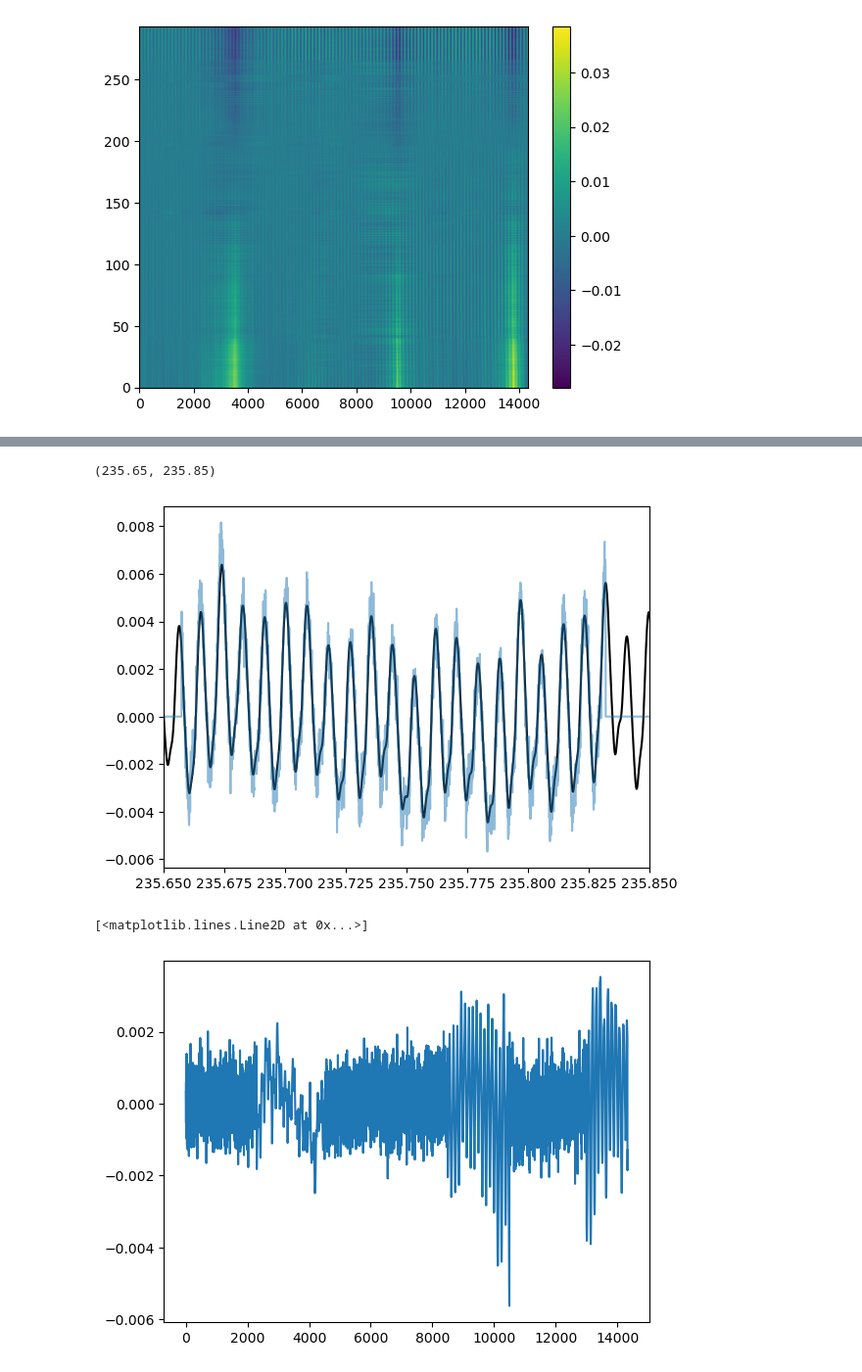
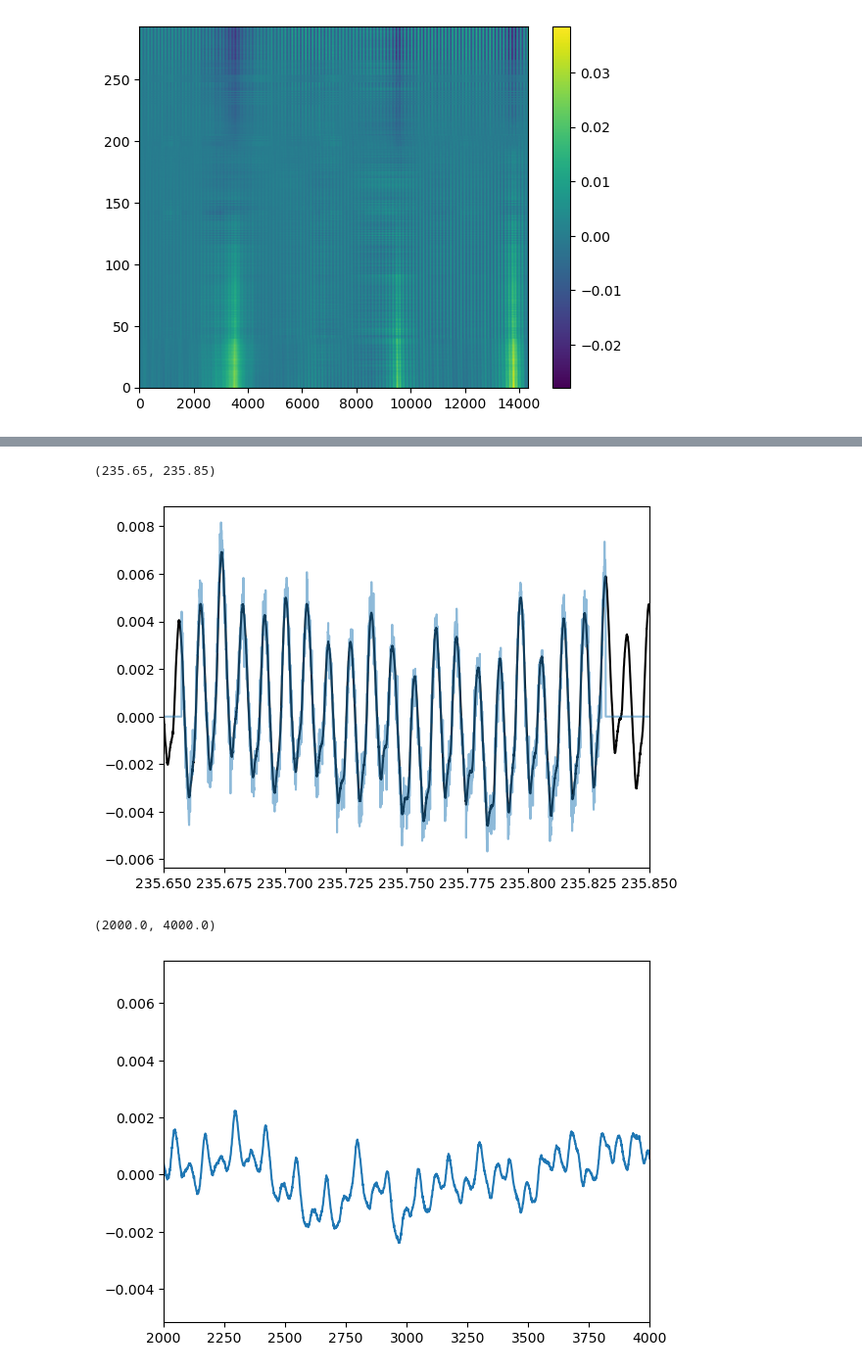
Before and after one commit to kartographer/ozone_radiometry, a Jupyter notebook: ozone_masking.ipynb, the cells around one changed output, grey strips where cells are left out. Shown at 98% size. Drawn from its saved outputs; the diff is of its cells as text; code cells hidden in the pictures.

Commit message:
Rearranging and making things pretty so Karto can figure out what I've been doing wrong

```diff
--- a/ozone_masking.ipynb
+++ b/ozone_masking.ipynb
@@ -34,6 +35,8 @@ def clean(iterations, min_freq, data):
 
         #Residual, i.e., = padded data - padded model, initialized to padded data since there's no model
         resid_init = 1 * np.fft.fft(padded_integ)
+        plt.plot(fftfreqs, np.abs(resid_init)**2.0)
+
         resid = 1 * resid_init
 
         #Model -- Padded model
@@ -43,14 +46,17 @@ def clean(iterations, min_freq, data):
         for step in range(iterations):
 
             #Find peak ABSOLUTE FFT amplitude
-            resid_psd = np.abs(resid)
-            peak_amp = np.nanmax(resid_psd[fftfreqs >= min_freq])
+            resid_psd = np.abs(resid)**2.0
+            peak_amp_pos = np.nanmax(resid_psd[fftfreqs >= min_freq])
+            peak_amp_neg = np.nanmax(resid_psd[fftfreqs <= -min_freq])
 
             #Find peak FFT frequency
-            peak_base = np.flatnonzero(np.isclose(resid_psd, peak_amp))[0]
+            peak_base_pos = np.flatnonzero(np.isclose(resid_psd, peak_amp_pos))[0]
+            peak_base_neg = np.flatnonzero(np.isclose(resid_psd, peak_amp_neg))[0]
 
             #Model from FFT peak above
-            model_fft[peak_base] += resid[peak_base].real + 1j * resid[peak_base].imag
+            model_fft[peak_base_pos] += resid[peak_base_pos].real + 1j * resid[peak_base_pos].imag
+            model_fft[peak_base_neg] += resid[peak_base_neg].real + 1j * resid[peak_base_neg].imag
 
             model = np.fft.ifft(model_fft, n = 2**highest_n)
             model[np.isclose(padded_integ, 0)] = 0
@@ -58,8 +64,17 @@ def clean(iterations, min_freq, data):
             resid = np.fft.fft(padded_integ - model.real)
 
         #TODO: Stopping criteria?
+        #plt.plot(fftfreqs, np.abs(resid)**2.0)
+        #plt.xscale('symlog')
+        #plt.yscale('log')
+        #plt.show()
+
+        #plt.plot(model.imag.flatten()[:14336], 'k--')
+        #plt.plot(model.real.flatten()[:14336], 'r,-')
+        #plt.xlim(0, 2000)
+        #plt.show()
 
         #Store model
         model_fin[integ, :] = 1 * np.fft.ifft(model_fft, n=2**highest_n).real
-
+        resid_fin[integ, :] = 1 * resid
     return model_fin, resid_fin
@@ -143,2 +361,6 @@ plt.colorbar()
 # %%
-mod, resid = clean(1000, 5, working_spec[50].reshape((1, working_spec[50].size)))
+for i in range(working_spec.shape[0]):
+    if i % 20 == 0:
+        print("%g / %g" % (i, working_spec.shape[0]))
+    mod, resid = clean(2000, 5, working_spec[i].reshape((1, working_spec[i].size)))
+    final_spec[i, :] -= mod[0, :14336].real
@@ -149,12 +393,13 @@ plt.plot(f_sky, working_spec[50], alpha=0.5)
 plt.xlim(235.65, 235.85)
 # %% [output]
 (235.65, 235.85)
-[figure, old version]
+[figure, new version]
 # %%
-plt.plot(working_spec[50] - mod[0, :14336])
+plt.plot(mod[0, :14336])
+plt.xlim(2000, 4000)
 # %% [output]
-[<matplotlib.lines.Line2D at 0x...>]
+(2000.0, 4000.0)
-[figure, old version]
+[figure, new version]
 # %%
 plt.plot(f_sky, data_stack[50, :]-1, label = "Original (-1)")
 plt.plot(f_sky, final_spec[50, :], label = "Baselined")
```
Also changed, not shown: parts of 18 cells of this notebook.
